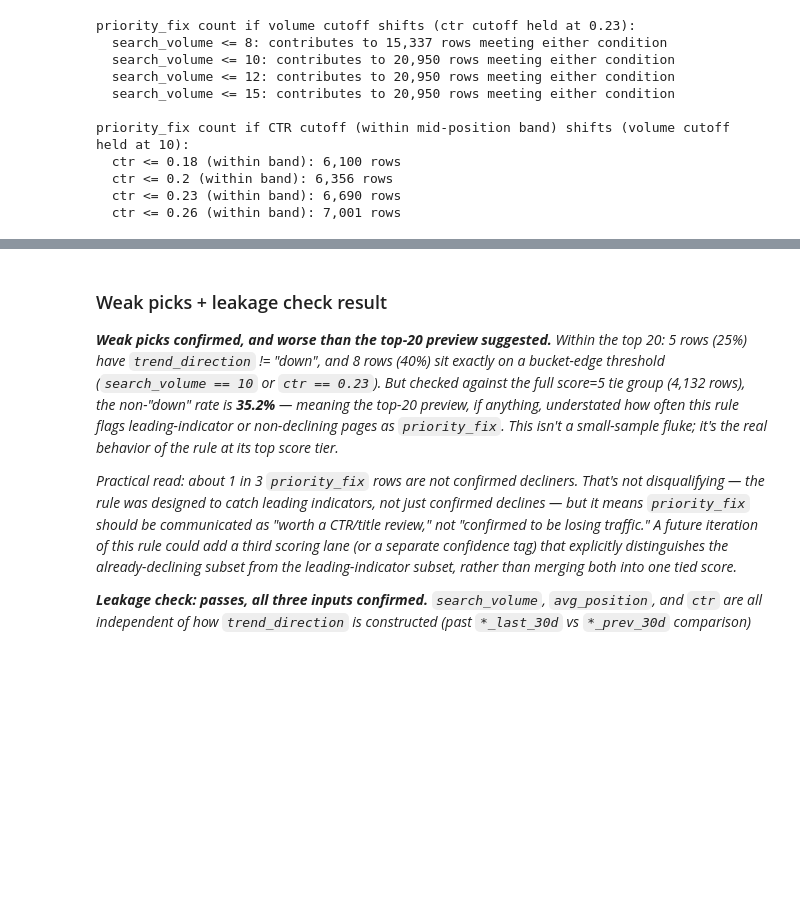
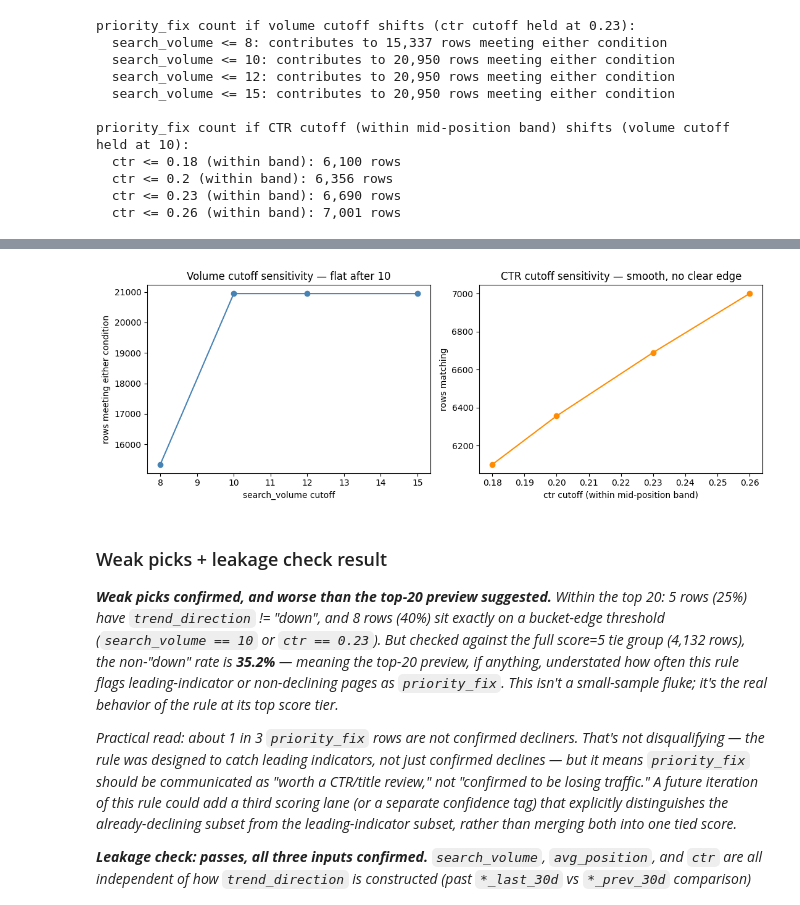
Before and after one commit to whozahm3d/flyrank-ml-internship, a Jupyter notebook: work/notebooks/w04_baseline_score.ipynb, the cells around one changed output, grey strips where cells are left out. Saved outputs shown, nothing was run; the diff lists cells and outputs as text; code cells hidden in the pictures; blank space fills up the shorter version.

```diff
--- a/work/notebooks/w04_baseline_score.ipynb
+++ b/work/notebooks/w04_baseline_score.ipynb
@@ -595,3 +646,23 @@ priority_fix count if CTR cutoff (within mid-position band) shifts (volume cutof
+# %%
+fig, axes = plt.subplots(1, 2, figsize=(11, 4))
+
+vol_counts = [15337, 20950, 20950, 20950]
+axes[0].plot(volume_cutoffs, vol_counts, marker="o", color="steelblue")
+axes[0].set_xlabel("search_volume cutoff")
+axes[0].set_ylabel("rows meeting either condition")
+axes[0].set_title("Volume cutoff sensitivity — flat after 10")
+
+ctr_counts = [6100, 6356, 6690, 7001]
+axes[1].plot(ctr_cutoffs_midband, ctr_counts, marker="o", color="darkorange")
+axes[1].set_xlabel("ctr cutoff (within mid-position band)")
+axes[1].set_ylabel("rows matching")
+axes[1].set_title("CTR cutoff sensitivity — smooth, no clear edge")
+
+plt.tight_layout()
+plt.savefig("work/figures/04_baseline_threshold_sensitivity.png", dpi=150)
+plt.show()
+# %% [output]
+[figure, added]
 # %% [markdown]
 ### Weak picks + leakage check result
 
```
Also changed, not shown: parts of 12 cells of this notebook.
